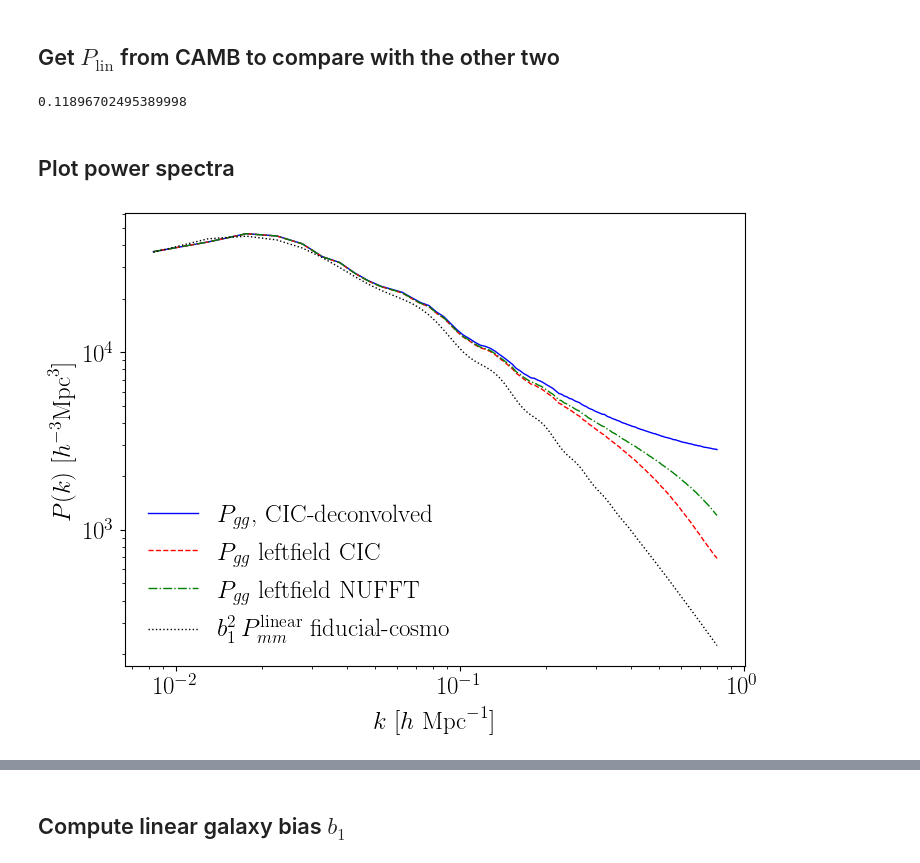
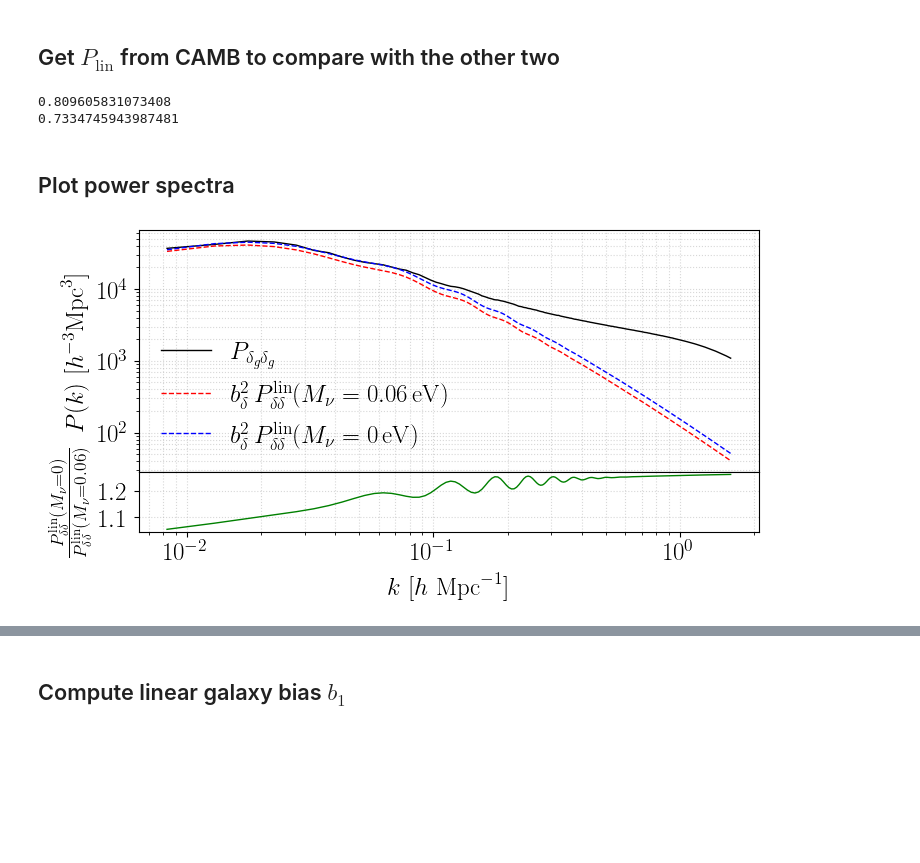
Before and after one commit to MinhMPA/Beyond2ptMock, a Jupyter notebook: notebooks/compare_halo_Pk_before_and_after_catalog_conversion.ipynb, the cells around one changed output, grey strips where cells are left out. Saved outputs shown, nothing was run; the diff lists cells and outputs as text; code cells hidden in the pictures; blank space fills up the shorter version.

```diff
--- a/notebooks/compare_halo_Pk_before_and_after_catalog_conversion.ipynb
+++ b/notebooks/compare_halo_Pk_before_and_after_catalog_conversion.ipynb
@@ -10,12 +10,15 @@ from matplotlib.ticker import (FixedLocator, MultipleLocator, FixedFormatter, Fo
 # %% [markdown]
 ## Check the data box
 # %%
-cat_origin='../LEFTFIELD_input/mock_lcdm_real-space_01_real_reformatted0.h5'
+#cat_reformat='/cobra/u/minh/Beyond2ptMock/mock_lcdm_real-space_01_real_reformatted0.h5'
+#cat_reformat='../LEFTFIELD_input/mock_lcdm_real-space_01_real_reformatted.h5'
+cat_reformat='../LEFTFIELD_input/mock_lcdm_real-space_02_real_reformatted0.h5'
 
-with h5.File(cat_origin,'r') as fhandle:
+with h5.File(cat_reformat,'r') as fhandle:
     x = fhandle['x'][()] #each in units of comoving-Mpc/h
     y = fhandle['y'][()]
     z = fhandle['z'][()]
+    print(fhandle.keys())
 
 print(x.max())
 print(y.max())
@@ -143,37 +154,50 @@ Omega0_m=0.310240
 Omega0_b=0.0222554/(h**2)
 Omega0_ncdm=0.00064420/(h**2)
 Omega0_cdm=Omega0_m-Omega0_b-Omega0_ncdm
-print(Omega0_cdm*(h**2))
-sigma8=0.85
+A_s=1.6956555e-09
 n_s=0.991533
-cosmo = cosmology.Cosmology(h=h,Omega0_cdm=Omega0_cdm,Omega0_b=Omega0_b,m_ncdm=[],As=2.1E-9,n_s=n_s)
+#cosmo = cosmology.Cosmology(h=h,Omega0_cdm=Omega0_cdm,Omega0_b=Omega0_b,A_s=A_s,n_s=n_s,N_ncdm=1.0,m_ncdm=[0.06],N_ur=2.0328,nonlinear='halofit')
+cosmo = cosmology.Cosmology(h=h,Omega0_cdm=Omega0_cdm,Omega0_b=Omega0_b,A_s=A_s,n_s=n_s,nonlinear='halofit')
+cosmo_nomass_neutrino = cosmology.Cosmology(h=h,Omega0_cdm=Omega0_cdm,Omega0_b=Omega0_b,A_s=A_s,n_s=n_s,N_ncdm=1.0,m_ncdm=None,N_ur=2.0328,nonlinear='halofit')
 Plin_CLASS = cosmology.LinearPower(cosmo, redshift, transfer='CLASS')
+Plin_CLASS_nomass_neutrino=cosmology.LinearPower(cosmo_nomass_neutrino, redshift, transfer='CLASS')
 Pnonlin_Zeldovich = cosmology.ZeldovichPower(cosmo, redshift)
 Pnonlin_HALOFIT = cosmology.HalofitPower(cosmo, redshift)
-# %% [output]
-0.11896702495389998
+# %%
+print(Plin_CLASS_nomass_neutrino.sigma8)
+print(Plin_CLASS.sigma8)
+# %% [output]
+0.809605831073408
+0.7334745943987481
 # %% [markdown]
 ## Plot power spectra
 # %%
 # print the shot noise subtracted P(k)
-fig,ax=plt.subplots()
+fig, ax = plt.subplots(2, sharex=True, sharey=False, gridspec_kw={'hspace': 0., 'wspace':0., 'height_ratios':[8, 2]}, figsize=(8, 4))
 
-ax.loglog(Pk_origin['k'], (Pk_origin['power'].real), c='b',label=r'$P_{gg}$, CIC-deconvolved')
-ax.loglog(Pk_leftfield['k'],Pk_leftfield['power'].real,c='r',ls='--',label=r'$P_{gg}$ leftfield CIC')
-ax.loglog(Pk_leftfield_NUFFT['k'],Pk_leftfield_NUFFT['power'].real,c='green',ls='-.',label=r'$P_{gg}$ leftfield NUFFT')
-ax.loglog(Pk_origin['k'],(2.18**2)*Plin_CLASS(Pk_origin['k']),c='k',ls=':',label=r'$b_1^2\,P^{\mathrm{linear}}_{mm}$ fiducial-cosmo')
-#plt.plot(Pk_origin['k'],np.ones_like(Pk_origin['k'])*((1./(4.5e-4))),c='k',ls='-.',label=r'$P_{\mathrm{Poisson-noise}}$')
-#plt.loglog(Pk_origin['k'],Pnonlin_HALOFIT(Pk_origin['k']),c='violet',ls=':',label=r'$P_{mm}$ HALOFIT')
-
+bdelta_fid=2.4015120568065296
+#ax.loglog(Pk_origin['k'], (Pk_origin['power'].real), c='b',label=r'$P_{gg}$, CIC-deconvolved')
+#ax.loglog(Pk_leftfield['k'],Pk_leftfield['power'].real,c='r',ls='--',label=r'$P_{gg}$ leftfield CIC')
+ax[0].loglog(Pk_leftfield_NUFFT['k'],Pk_leftfield_NUFFT['power'].real,c='k',ls='-',label=r'$P_{\delta_g\delta_g}$')
+ax[0].loglog(Pk_origin['k'],(bdelta_fid**2)*Plin_CLASS(Pk_origin['k']),c='r',ls='--',label=r'$b_{\delta}^2\,P^{\mathrm{lin}}_{\delta\delta}(M_\nu=0.06\,\mathrm{eV})$')
+ax[0].loglog(Pk_origin['k'],(bdelta_fid**2)*Plin_CLASS_nomass_neutrino(Pk_origin['k']),c='b',ls='--',label=r'$b_{\delta}^2\,P^{\mathrm{lin}}_{\delta\delta}(M_\nu=0\,\mathrm{eV})$')
+#ax.loglog(k_CLASS,(bdelta_fid**2)*Plin_CLASS,c='k',ls=':',label=r'$b_1^2\,P^{\mathrm{linear}}_{mm}$ baseline-cosmo')
+ax[0].grid(True, which="both", ls=":",alpha=0.5)
 # format the axes
-ax.legend()
-ax.set_xlabel(r"$k$ [$h \ \mathrm{Mpc}^{-1}$]")
-ax.set_ylabel(r"$P(k)$ [$h^{-3}\mathrm{Mpc}^3$]")
+ax[0].legend()
+ax[0].set_ylabel(r"$P(k)$ [$h^{-3}\mathrm{Mpc}^3$]")
+ax[1].semilogx(Pk_origin['k'],Plin_CLASS_nomass_neutrino(Pk_origin['k'])/Plin_CLASS(Pk_origin['k']),color='g')
+#ax[1].yaxis.tick_right()
+#ax[1].fill_between(k,y1=-0.001,y2=0.001,color='silver',alpha=0.5)
+ax[1].grid(True,which="both",ls=':',alpha=0.5)
+ax[1].set_xlabel(r"$k$ [$h \ \mathrm{Mpc}^{-1}$]")
+ax[1].set_ylabel(r"$\frac{P^{\mathrm{lin}}_{\delta\delta}(M_\nu=0)}{P^{\mathrm{lin}}_{\delta\delta}(M_\nu=0.06)}$")
 #plt.xlim(0.01, 0.6)
 #ax.set_ylim(1E3,6E4)
-ax.set_facecolor('white')
+ax[0].set_facecolor('white')
+ax[1].set_facecolor('white')
 # %% [output]
-[figure, old version]
+[figure, new version]
 # %%
 fig,ax=plt.subplots()
 
```
Also changed, not shown: parts of 5 cells of this notebook, 9 other files.
